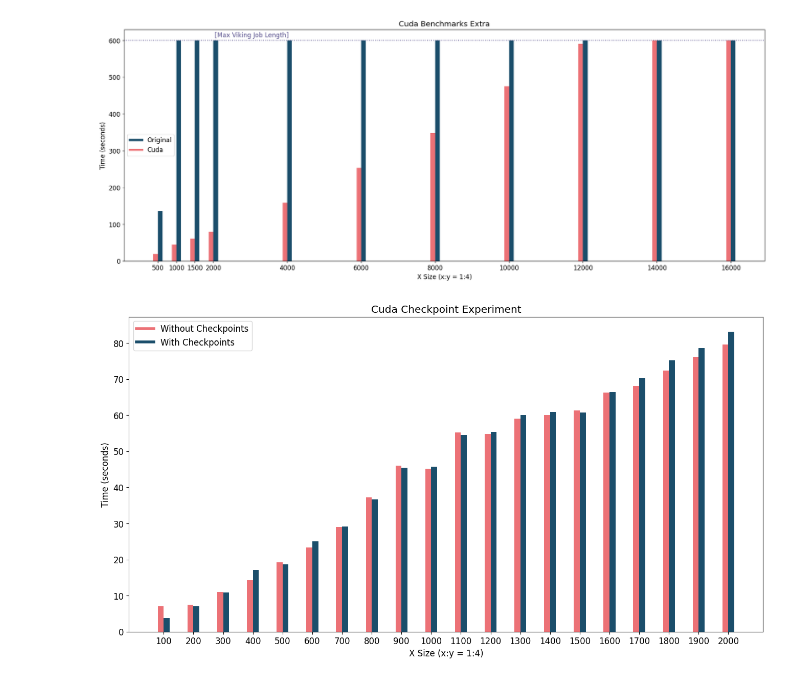
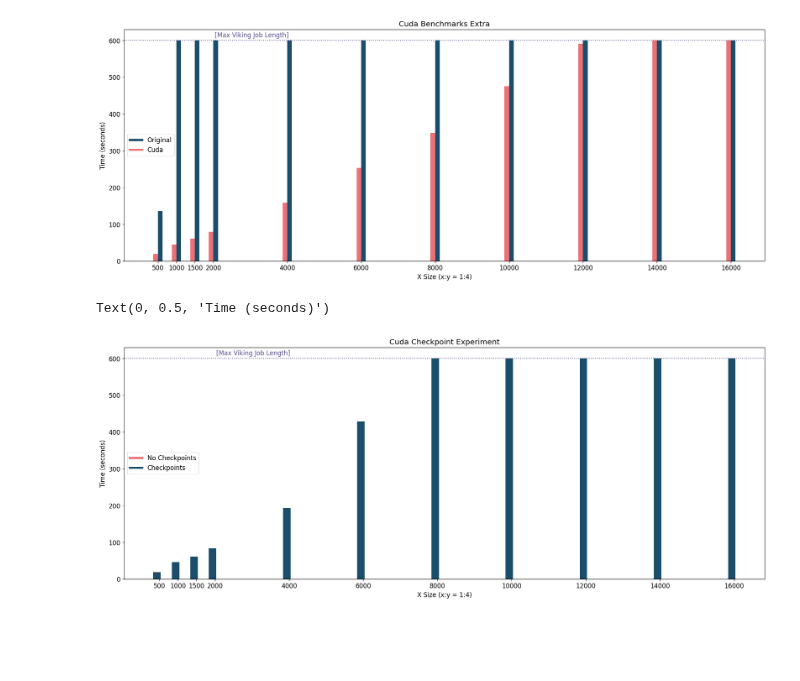
Before and after one commit to LucyIvatt/high-performance-computing, a Jupyter notebook: visualisations.ipynb, the cells around one changed output. Drawn from its saved outputs; the diff is of its cells as text; code cells hidden in the pictures; blank space fills up the shorter version.

Commit message:
updated graph for cuda checkpoints

```diff
--- a/visualisations.ipynb
+++ b/visualisations.ipynb
@@ -129,8 +129,8 @@ cuda_df.columns=["labels" ,"run1", "run2", "run3"]
 cuda_df["average"] = cuda_df[['run1', 'run2', 'run3']].mean(axis=1)
 
 # Reorders the entries based on x size
-a = cuda_df.labels.str.split(' ').str[0].str[2:].astype(int).sort_values()
-cuda_df = cuda_df.reindex(index=a.index)
+cuda_a = cuda_df.labels.str.split(' ').str[0].str[2:].astype(int).sort_values()
+cuda_df = cuda_df.reindex(index=cuda_a.index)
 
 
 # Plot the data using bar() method
@@ -138,12 +138,12 @@ plt.figure(figsize=(16,8))
 
 plt.bar(Y_POS, cuda_df["average"].head(20), width=width, color='#EC7176')
 plt.bar(Y_POS + width, orig_df["average"], width=width, color='#1B4E6B')
-plt.xticks(Y_POS + width/2, a.head(20))
+plt.xticks(Y_POS + width/2, cuda_a.head(20))
 
 plt.axhline(y=600, color='#58508D', linestyle='dotted')
 plt.text(1,575,'[Max Viking Job Length]', color='#58508D')
 
-plt.legend(custom_lines, ['Original', 'Cuda'])
+plt.legend(custom_lines, ['Original', 'Cuda'], loc='center left')
 
 
 plt.title("Cuda Benchmarks")
@@ -157,6 +157,6 @@ plt.show()
 # %%
 width = 125
-ticks = [500, 1000, 1500] + [int(x) for x in list(a) if x % 2000 == 0]
+ticks = [500, 1000, 1500] + [int(x) for x in list(cuda_a) if x % 2000 == 0]
 
 orig_pos = [int(x) + width for x in ticks]
 tick_loc = [int(x) + width / 2 for x in ticks]
@@ -196,37 +196,38 @@ plt.show()
 # %%
 from matplotlib.lines import Line2D
 custom_lines = [Line2D([0], [0], color='#EC7176', lw=4),
                 Line2D([0], [0], color='#1B4E6B', lw=4)]
 
-width = 0.2
+width = 125
 
 # Loads in the original data into a csv
 cuda_checkpoint_data = pd.read_csv("validation/cuda_checkpoint_experiment_data.csv", header=None)
 cuda_checkpoint_df = pd.DataFrame(cuda_checkpoint_data)
 
 # Set column labels and add average for the runs
 cuda_checkpoint_df.columns=["labels" ,"run"]
 
-# Reorders the entries based on x size
-a = cuda_checkpoint_df.labels.str.split(' ').str[0].str[2:].astype(int).sort_values()
-cuda_checkpoint_df = cuda_checkpoint_df.reindex(index=a.index)
+cuda_cp_extra = cuda_checkpoint_df.loc[[4, 9, 13, 19, 20, 21, 22, 23, 24, 25, 26]]
+a = cuda_cp_extra.labels.str.split(' ').str[0].str[2:].astype(int).sort_values()
+cuda_cp_extra = cuda_cp_extra.reindex(index=a.index)
 
 
 # Plot the data using bar() method
-plt.figure(figsize=(16,8))
+plt.figure(figsize=(22,8))
 
-plt.bar(Y_POS, cuda_df["average"].head(20), width=width, color='#EC7176')
-plt.bar(Y_POS + width, cuda_checkpoint_df["run"], width=width, color='#1B4E6B')
-plt.xticks(Y_POS + width/2, a.head(20))
+plt.bar(ticks, cuda_extra["average"], width=width, color='#EC7176')
+plt.bar(ticks, cuda_cp_extra["run"], width=width, color='#1B4E6B')
+plt.xticks(tick_loc, ticks)
 
-plt.legend(custom_lines, ['Without Checkpoints', 'With Checkpoints'])
+plt.axhline(y=600, color='#58508D', linestyle='dotted')
+plt.text(2100,609,'[Max Viking Job Length]', color='#58508D')
+
+plt.legend(custom_lines, ['No Checkpoints', 'Checkpoints'])
 
 
 plt.title("Cuda Checkpoint Experiment")
 plt.xlabel("X Size (x:y = 1:4)")
 plt.ylabel("Time (seconds)")
-
-# # Show the plot
-plt.show()
 # %% [output]
+Text(0, 0.5, 'Time (seconds)')
-[figure, old version]
+[figure, new version]
```
Also changed, not shown: parts of 4 cells of this notebook.
